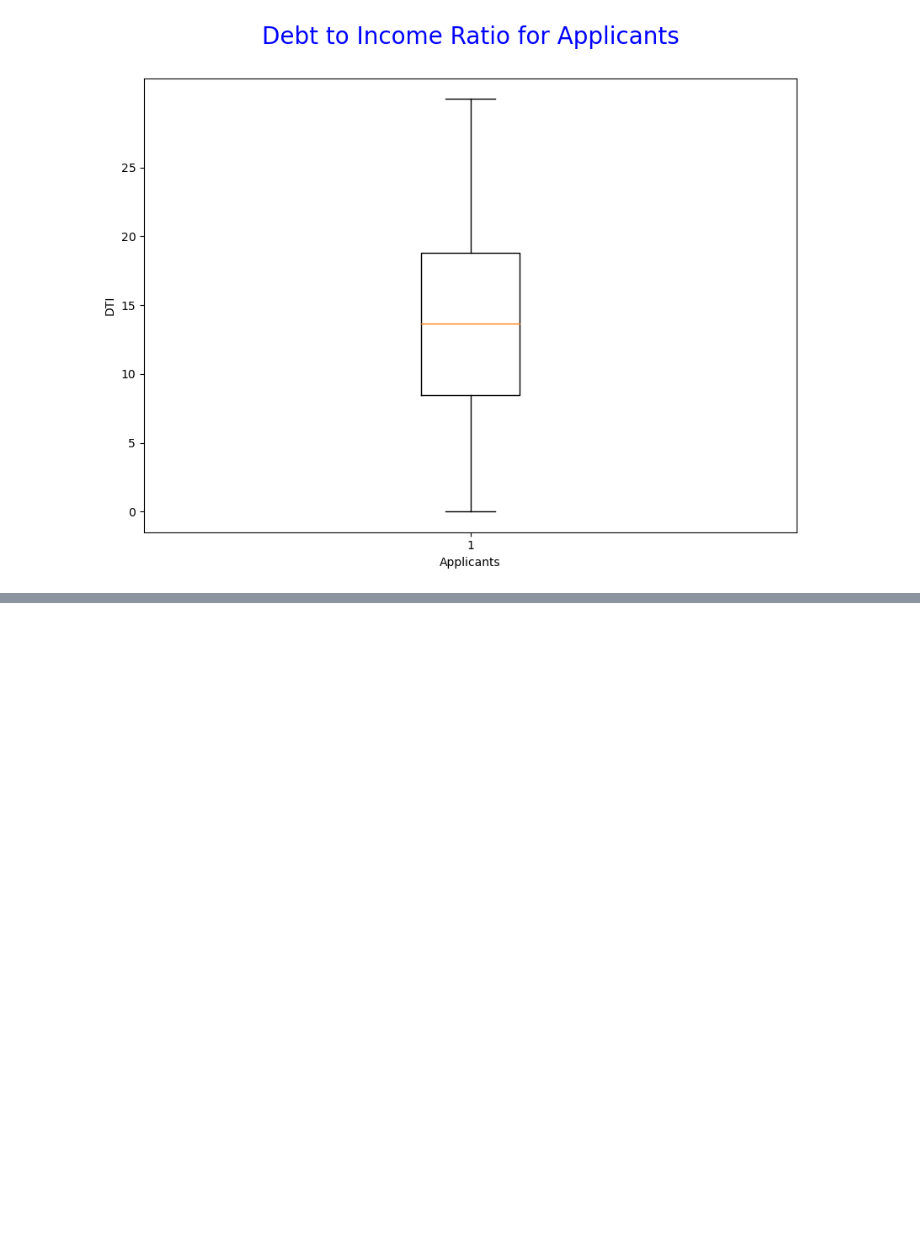
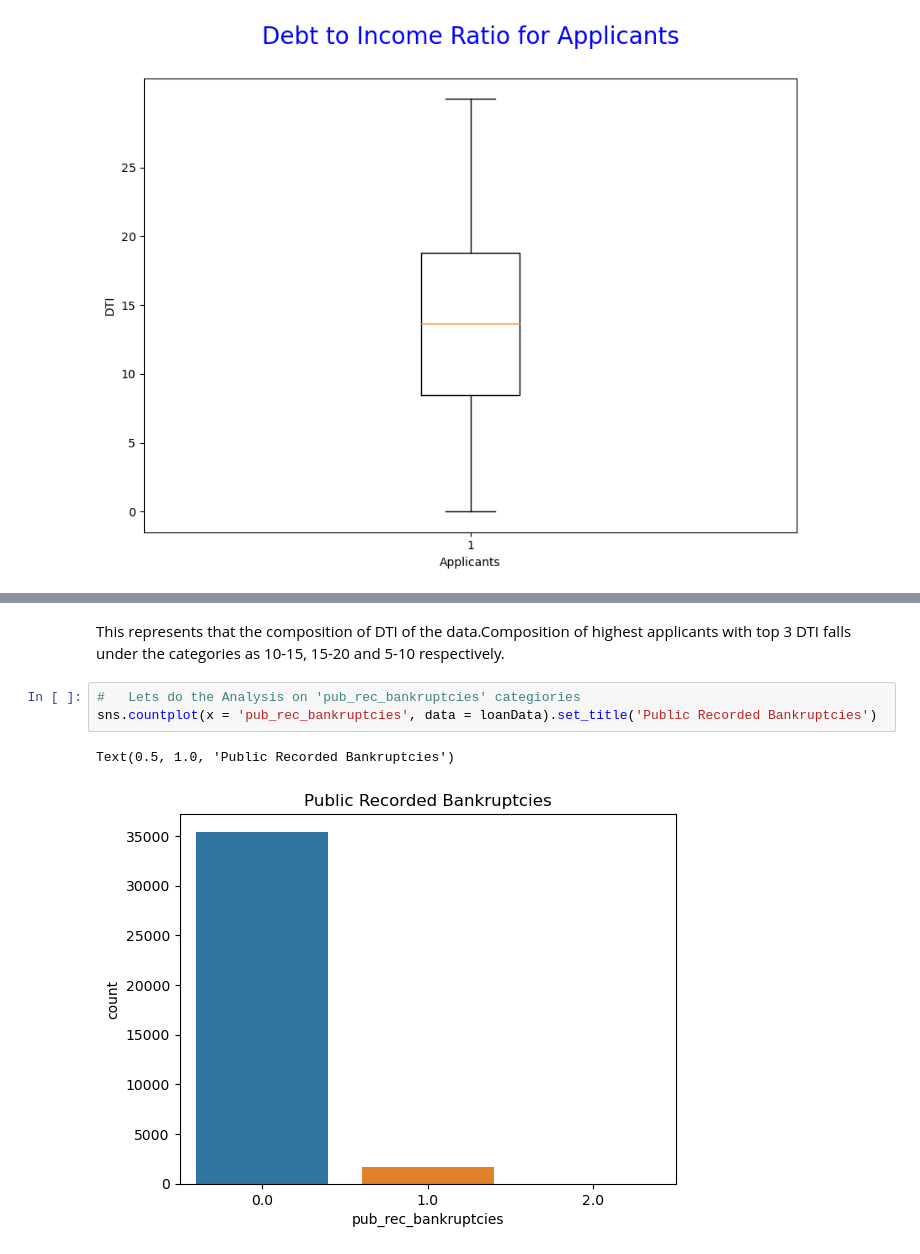
Before and after one commit to chetnapriyadarshini/Lending_Club_Case_Study_EDA, a Jupyter notebook: Group_Facilitator_Name.ipynb, the cells around one changed output, grey strips where cells are left out. Cells and saved outputs as stored; diff of their text form; blank space fills up the shorter version.

```diff
--- a/Group_Facilitator_Name.ipynb
+++ b/Group_Facilitator_Name.ipynb
@@ -614,0 +655,8 @@ After deleting the non required columns, we are left with 22 columns left
+# %% [markdown]
+This represents that the composition of DTI of the data.Composition of highest applicants with top 3 DTI falls under the categories as 10-15, 15-20 and 5-10 respectively.
+# %%
+#   Lets do the Analysis on 'pub_rec_bankruptcies' categiories
+sns.countplot(x = 'pub_rec_bankruptcies', data = loanData).set_title('Public Recorded Bankruptcies')
+# %% [output]
+Text(0.5, 1.0, 'Public Recorded Bankruptcies')
+[figure, added]
```
Also changed, not shown: parts of 19 cells of this notebook.
